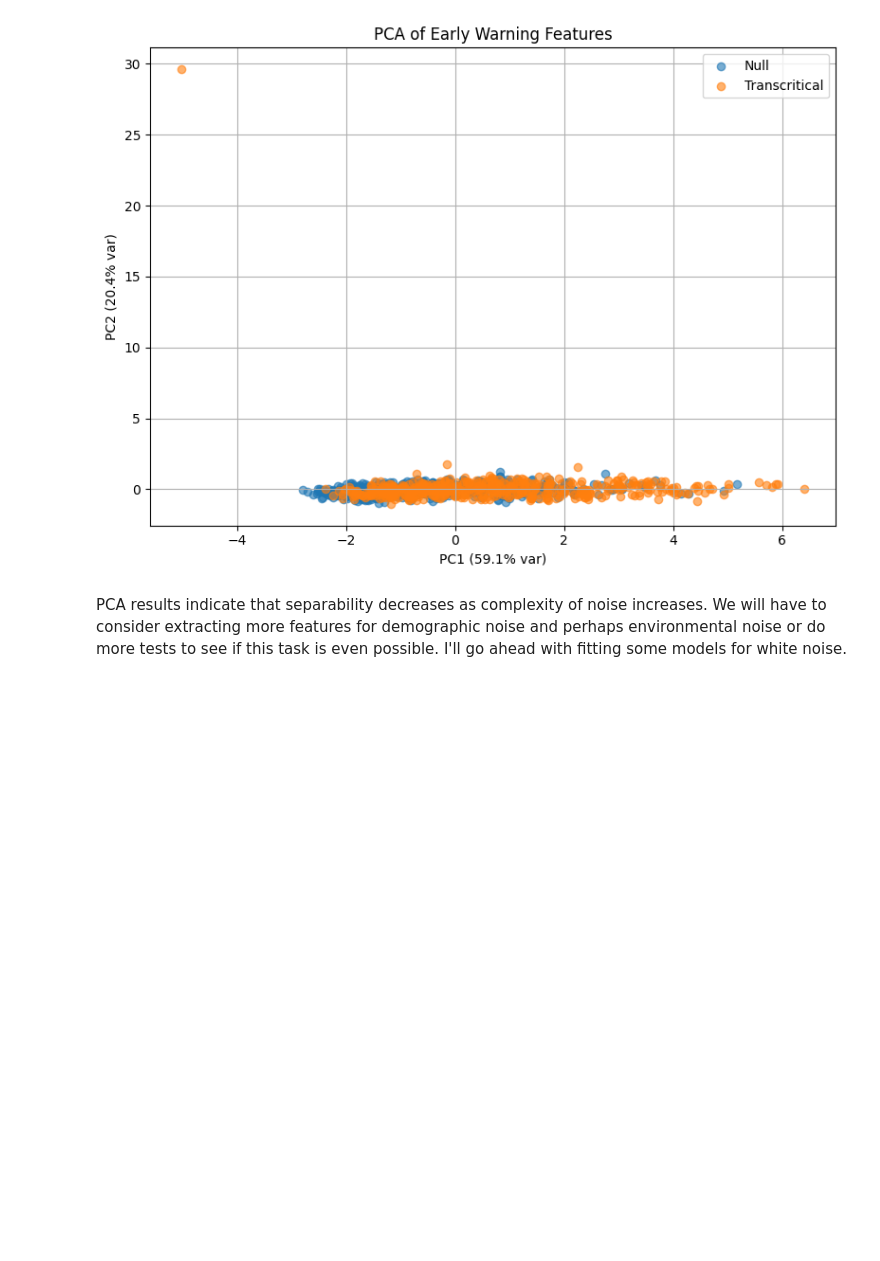
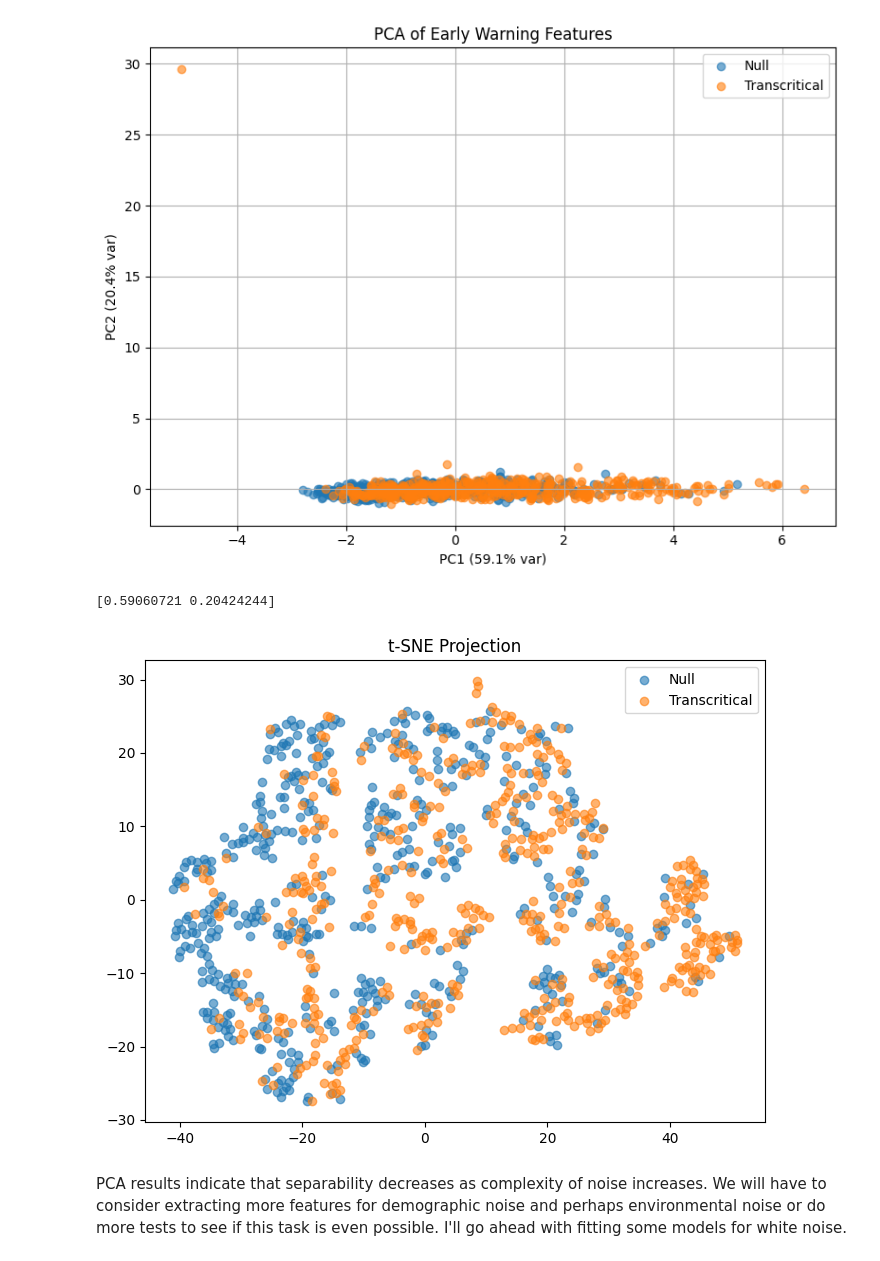
Before and after one commit to dhruvmenon76/BME590Project, a Jupyter notebook: notebooks/simulation_exploration.ipynb, the cells around one changed output. Cells and saved outputs as stored; diff of their text form; code cells hidden in the pictures; blank space fills up the shorter version.

```diff
--- a/notebooks/simulation_exploration.ipynb
+++ b/notebooks/simulation_exploration.ipynb
@@ -81,3 +81,7 @@ Name: count, dtype: int64
 pca_model_env = models.plot_pca_ews(df_demo)
 # %% [output]
 [figure]
+# %%
+print(pca_model_env.explained_variance_ratio_)
+# %% [output]
+[0.59060721 0.20424244]
@@ -84,3 +143,10 @@ pca_model_env = models.plot_pca_ews(df_demo)
+# %%
+#plot_kernel_pca(df_demo, kernel="rbf", gamma=1)
+#plot_kernel_pca(df_demo, kernel="rbf", gamma=5)
+#plot_kernel_pca(df_demo, kernel="poly")
+plot_tsne(df_demo)
+# %% [output]
+[figure, added]
 # %% [markdown]
 PCA results indicate that separability decreases as complexity of noise increases. We will have to consider extracting more features for demographic noise and perhaps environmental noise or do more tests to see if this task is even possible. I'll go ahead with fitting some models for white noise.
 # %%
```
Also changed, not shown: parts of 4 cells of this notebook.
